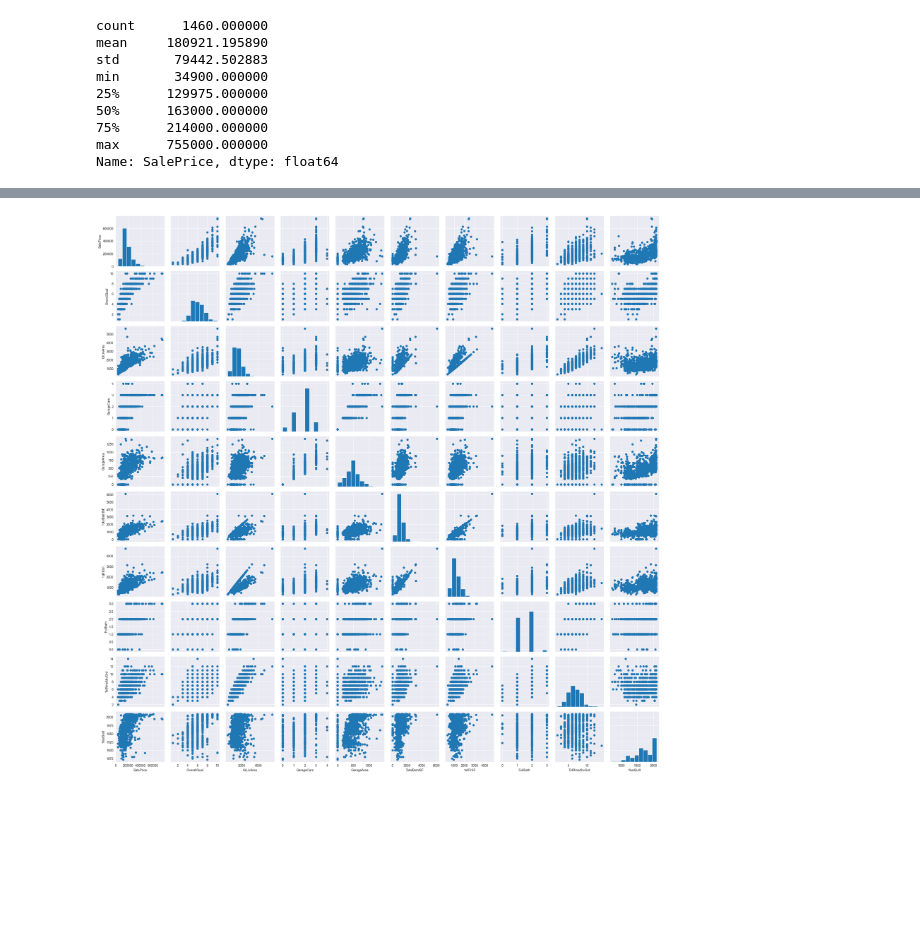
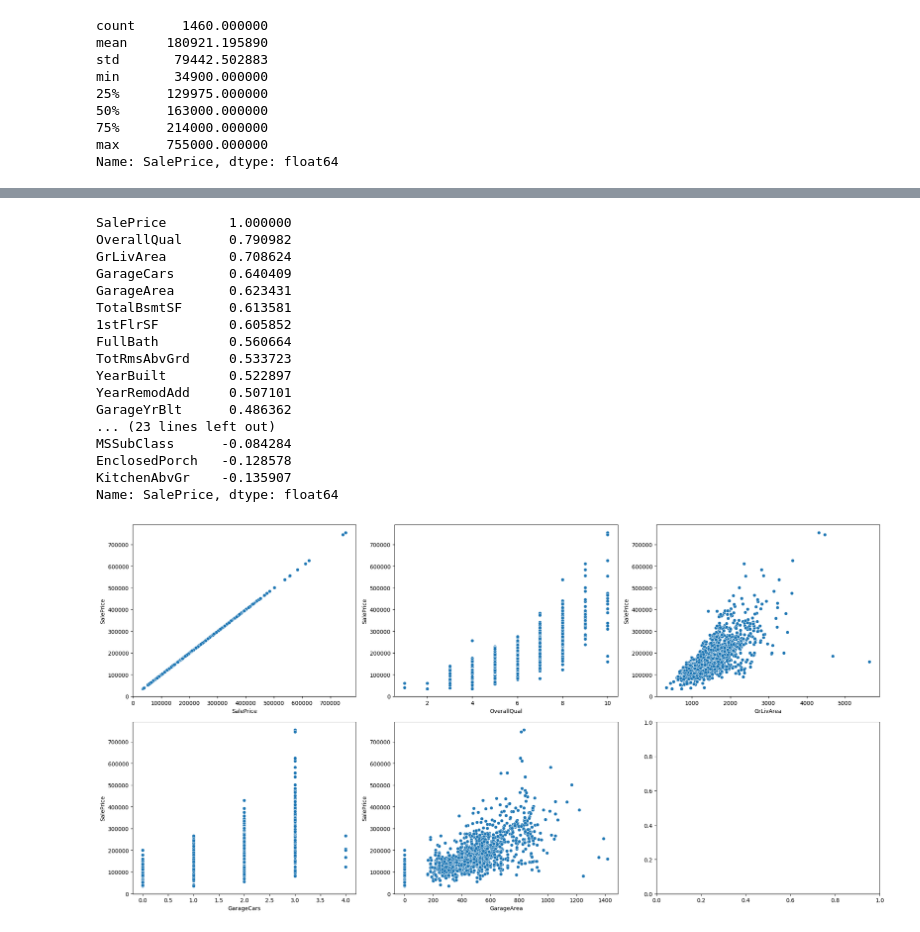
Before and after one commit to LanceHsun/house-price-prediction, a Jupyter notebook: notebooks/01_Initial_Data_Exploration_and_EDA.ipynb, the cells around one changed output, grey strips where cells are left out. Cells and saved outputs as stored; diff of their text form; code cells hidden in the pictures; blank space fills up the shorter version.

```diff
--- a/notebooks/01_Initial_Data_Exploration_and_EDA.ipynb
+++ b/notebooks/01_Initial_Data_Exploration_and_EDA.ipynb
@@ -124,10 +83,0 @@ Number of categorical features: 43
-# %%
-# 查看数字特征与目标值的关系
-plt.figure(figsize=(16, 20))
-plt.subplots_adjust(hspace=0.3, wspace=0.3)
-for i, feature in enumerate(num_features):
-    plt.subplot(9, 4, i+1)
-    sns.scatterplot(x=feature, y='SalePrice', data=train, alpha=0.5)
-    plt.xlabel(feature)
-    plt.ylabel('SalePrice')
-plt.show()
@@ -175,8 +84,30 @@ plt.show()
-# %%
-# 绘制这十个特征两两之间的关系
-g = sns.PairGrid(train[cols_10])
-g.map_diag(plt.hist)
-g.map_offdiag(plt.scatter)
-plt.show()
-# %% [output]
-[figure, removed]
+# %%
+numeric_features = train_data.select_dtypes(include=[np.number]).columns
+correlation = train_data[numeric_features].corr()['SalePrice'].sort_values(ascending=False)
+print(correlation)
+
+top_features = correlation.index[:5]
+fig, axes = plt.subplots(2, 3, figsize=(20, 10))
+for i, feature in enumerate(top_features):
+    sns.scatterplot(x=feature, y='SalePrice', data=train_data, ax=axes[i//3, i%3])
+plt.tight_layout()
+plt.show()
+# %% [output]
+SalePrice        1.000000
+OverallQual      0.790982
+GrLivArea        0.708624
+GarageCars       0.640409
+GarageArea       0.623431
+TotalBsmtSF      0.613581
+1stFlrSF         0.605852
+FullBath         0.560664
+TotRmsAbvGrd     0.533723
+YearBuilt        0.522897
+YearRemodAdd     0.507101
+GarageYrBlt      0.486362
+... (23 lines left out)
+MSSubClass      -0.084284
+EnclosedPorch   -0.128578
+KitchenAbvGr    -0.135907
+Name: SalePrice, dtype: float64
+[figure, added]
```
Also changed, not shown: parts of 15 cells of this notebook, 1 other file.
